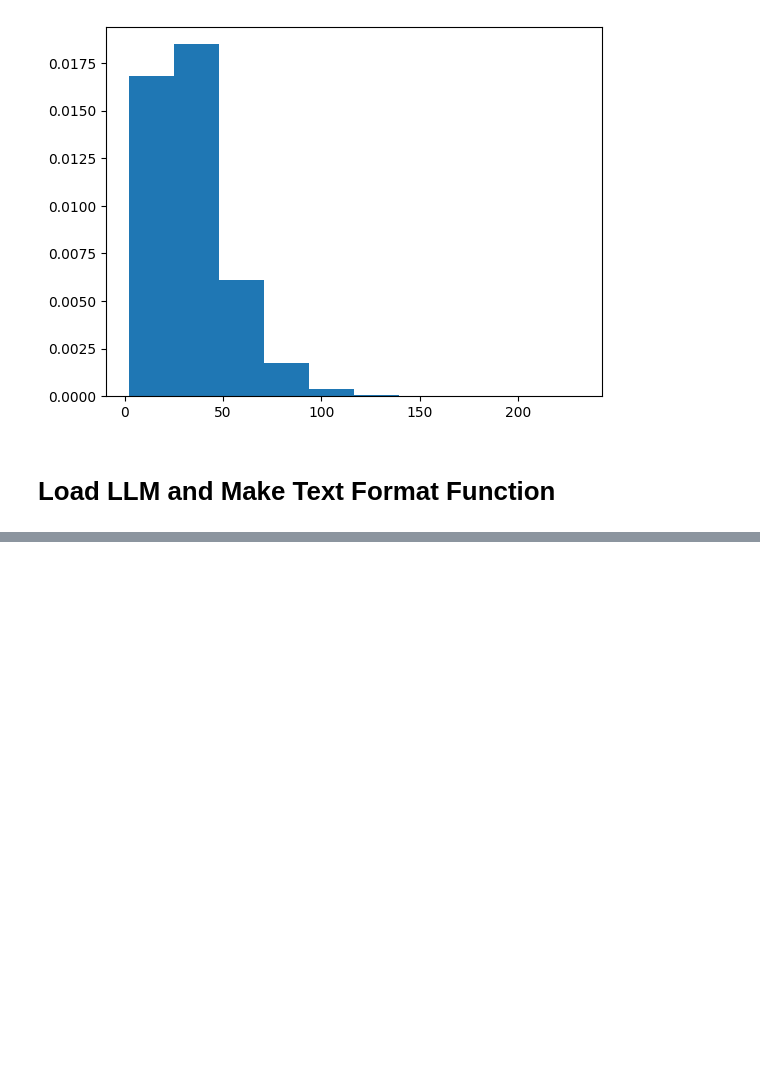
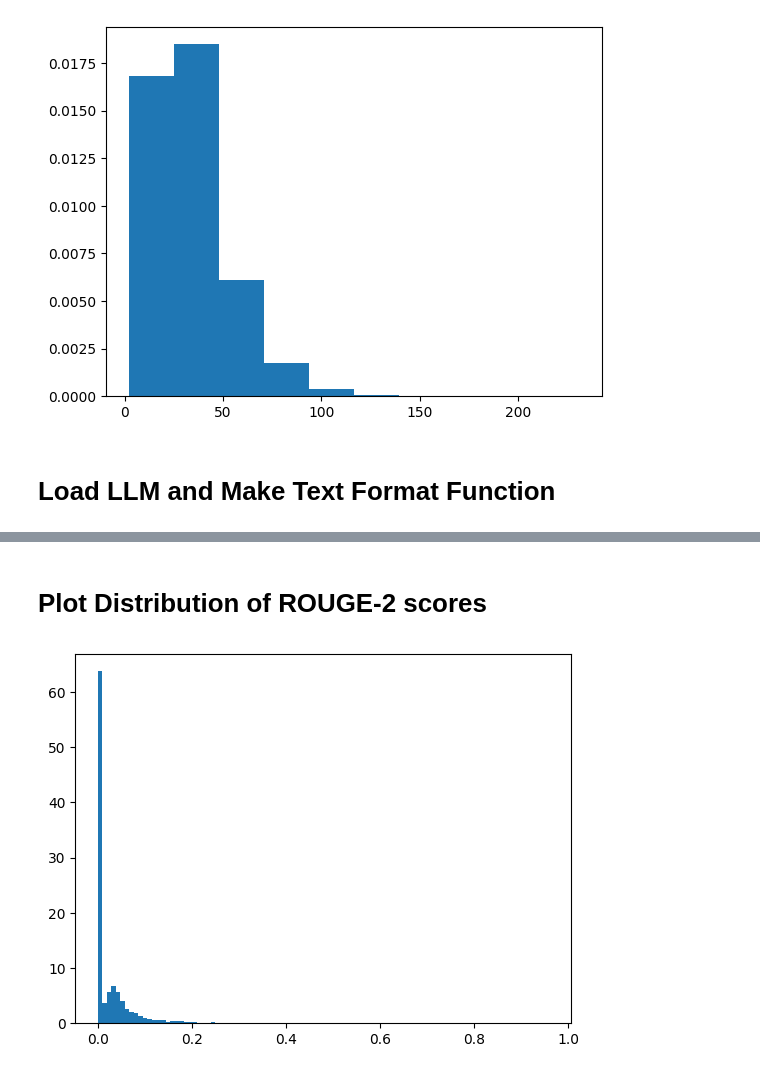
Before and after one commit to jmsalvador2395/notebooks, a Jupyter notebook: notebooks/sofsat/infilling.ipynb, the cells around one changed output, grey strips where cells are left out. Saved outputs shown, nothing was run; the diff lists cells and outputs as text; code cells hidden in the pictures; blank space fills up the shorter version.

```diff
--- a/notebooks/sofsat/infilling.ipynb
+++ b/notebooks/sofsat/infilling.ipynb
@@ -118,0 +234,6 @@ llm = VLLM(
+# %% [markdown]
+# Plot Distribution of ROUGE-2 scores
+# %%
+_ = plt.hist(infill_data['rouge2'], bins=100, density=True)
+# %% [output]
+[figure, added]
```
Also changed, not shown: parts of 13 cells of this notebook, 1 other file.
